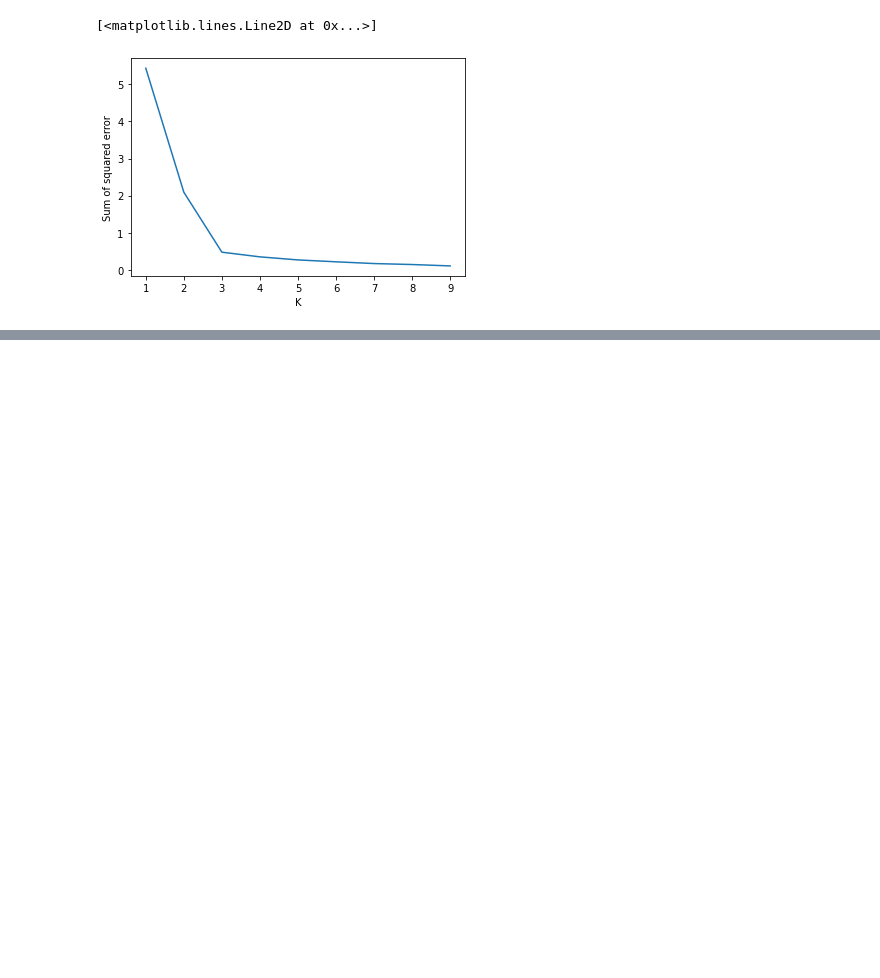
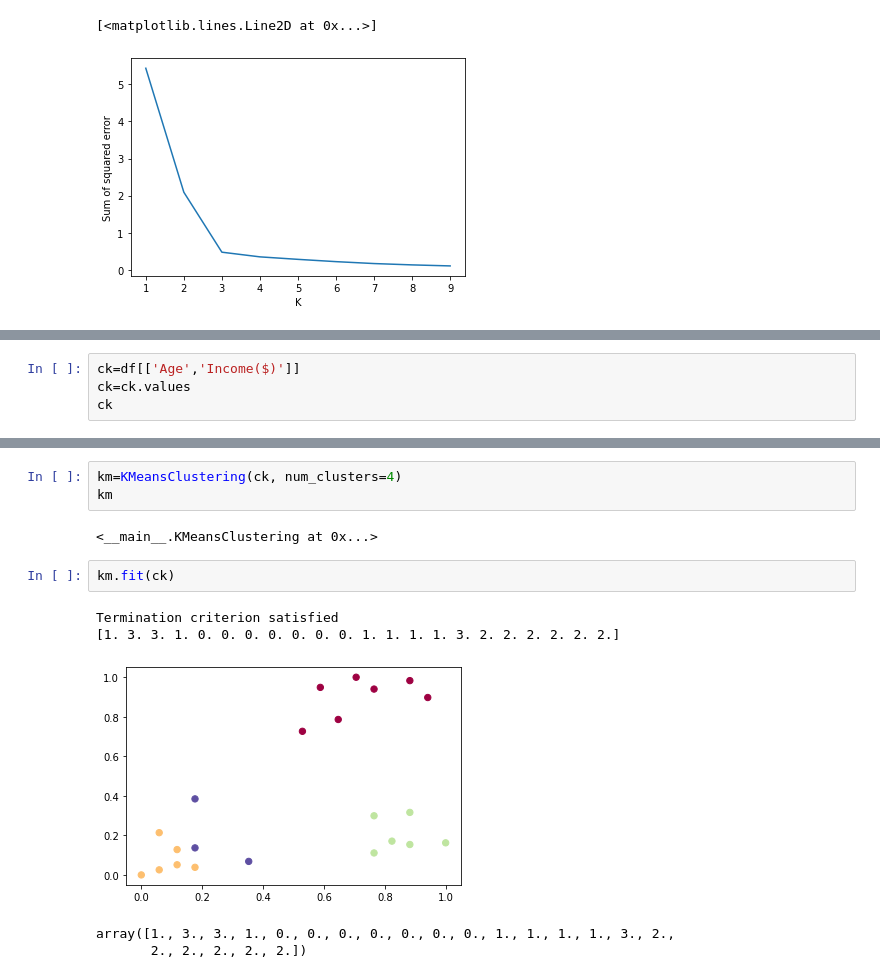
Before and after one commit to gwoosoft/kclusterincome, a Jupyter notebook: Kcluster .ipynb, the cells around one changed output, grey strips where cells are left out. Saved outputs shown, nothing was run; the diff lists cells and outputs as text; blank space fills up the shorter version.

```diff
--- a/Kcluster .ipynb
+++ b/Kcluster .ipynb
@@ -189,0 +269,4 @@ plt.legend()
+# %%
+ck=df[['Age','Income($)']]
+ck=ck.values
+ck
@@ -189,0 +291,13 @@ plt.legend()
+# %%
+km=KMeansClustering(ck, num_clusters=4)
+km
+# %% [output]
+<__main__.KMeansClustering at 0x...>
+# %%
+km.fit(ck)
+# %% [output]
+Termination criterion satisfied
+[1. 3. 3. 1. 0. 0. 0. 0. 0. 0. 0. 1. 1. 1. 1. 3. 2. 2. 2. 2. 2. 2.]
+[figure, added]
+array([1., 3., 3., 1., 0., 0., 0., 0., 0., 0., 0., 1., 1., 1., 1., 3., 2.,
+       2., 2., 2., 2., 2.])
```
Also changed, not shown: parts of 7 cells of this notebook.
